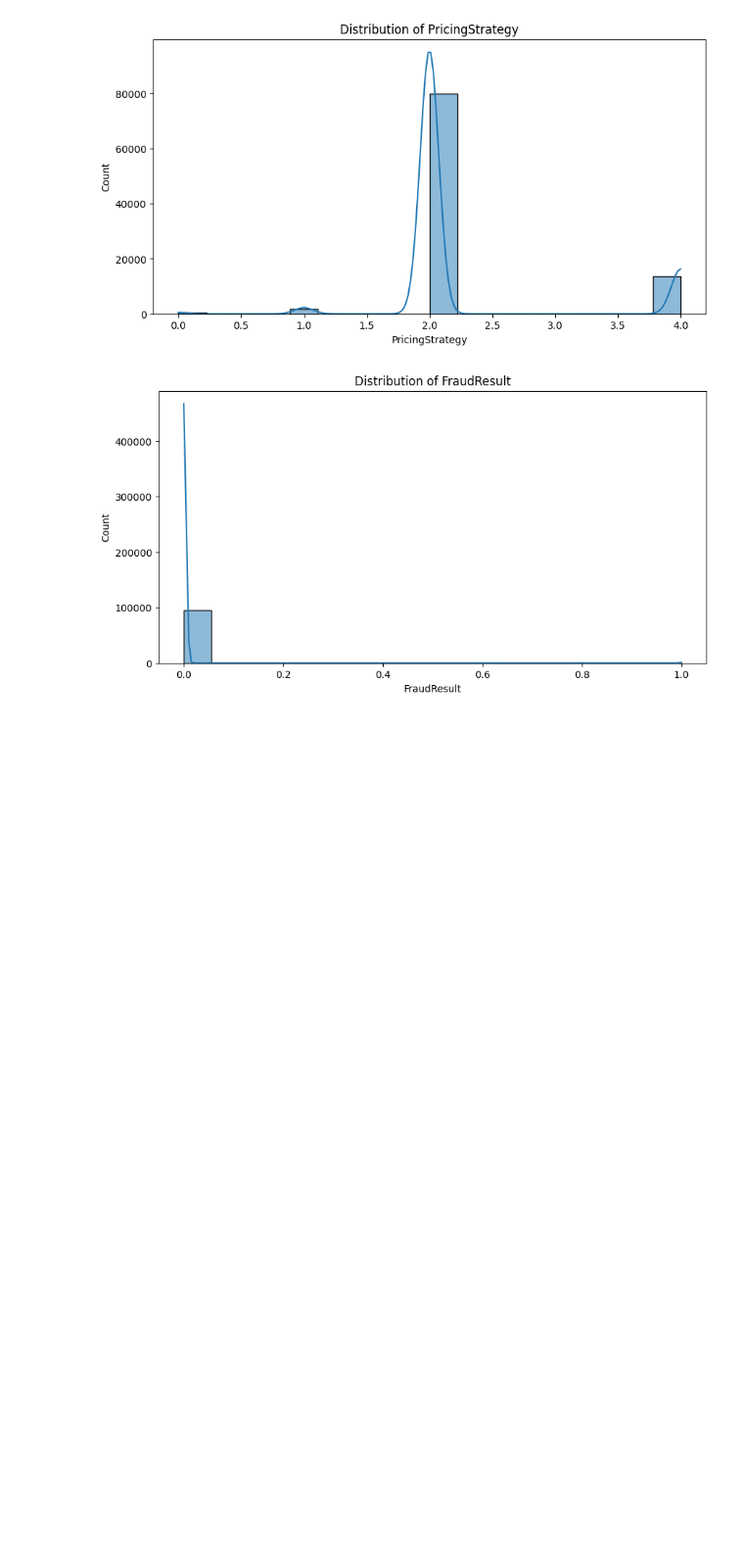
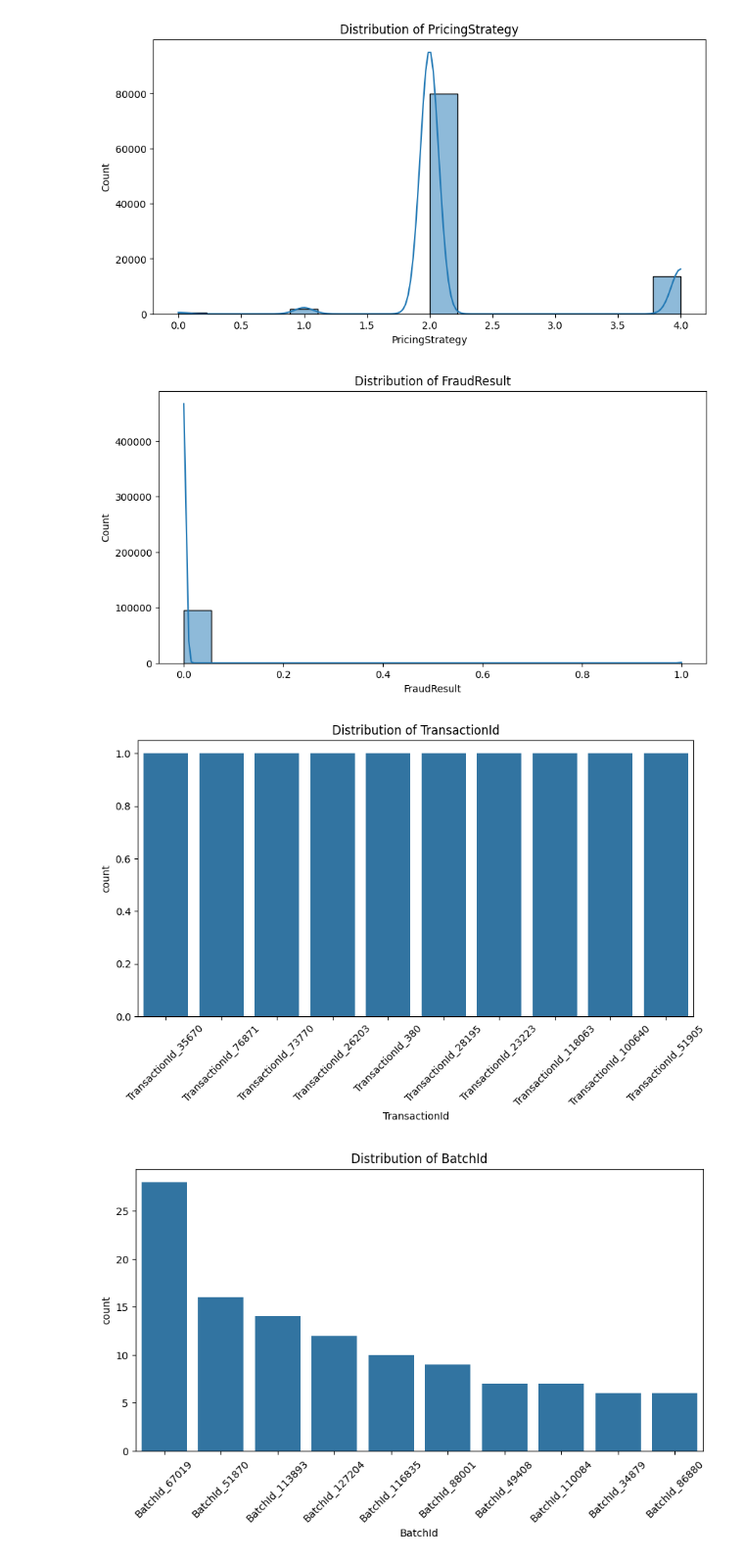
Before and after one commit to Wbam/Week-6, a Jupyter notebook: notebooks/credit_scoring.ipynb, the cells around one changed output. Shown at 98% size. Cells and saved outputs as stored; diff of their text form; code cells hidden in the pictures; blank space fills up the shorter version.

Commit message:
Distribution of Categorical Features: Produces bar charts for categorical variables to show the distribution of each category.

```diff
--- a/notebooks/credit_scoring.ipynb
+++ b/notebooks/credit_scoring.ipynb
@@ -62,3 +60,17 @@ for col in numerical_features:
 [figure]
 [figure]
 [figure]
+# %%
+# 4. Distribution of Categorical Features
+categorical_features = df.select_dtypes(include=['object', 'category']).columns.tolist()
+
+for col in categorical_features:
+    plt.figure(figsize=(10, 5))
+    top_categories = df[col].value_counts().index[:10]  # Top 10 categories
+    sns.countplot(data=df, x=col, order=top_categories)
+    plt.title(f'Distribution of {col}')
+    plt.xticks(rotation=45)
+    plt.show()
+# %% [output]
+[figure, added]
+[figure, added]
```
Also changed, not shown: parts of 2 cells of this notebook.
